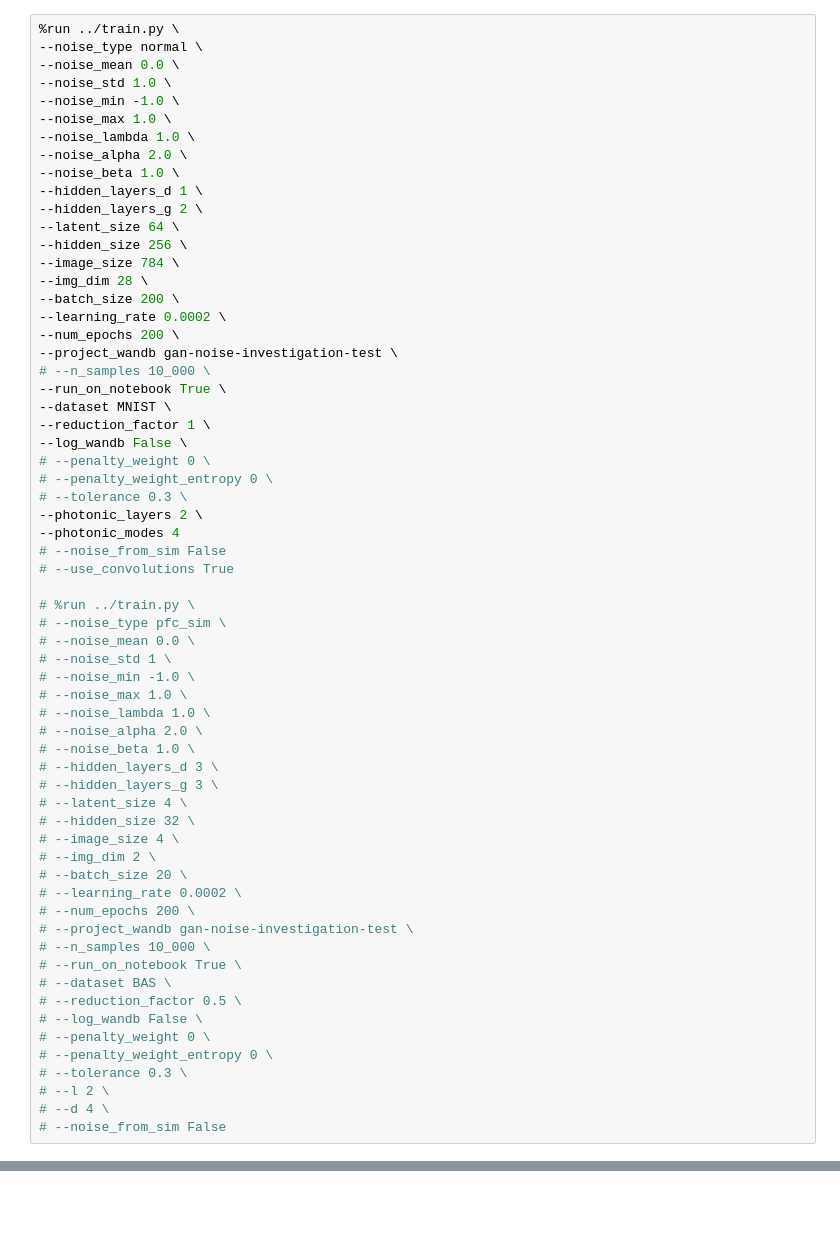
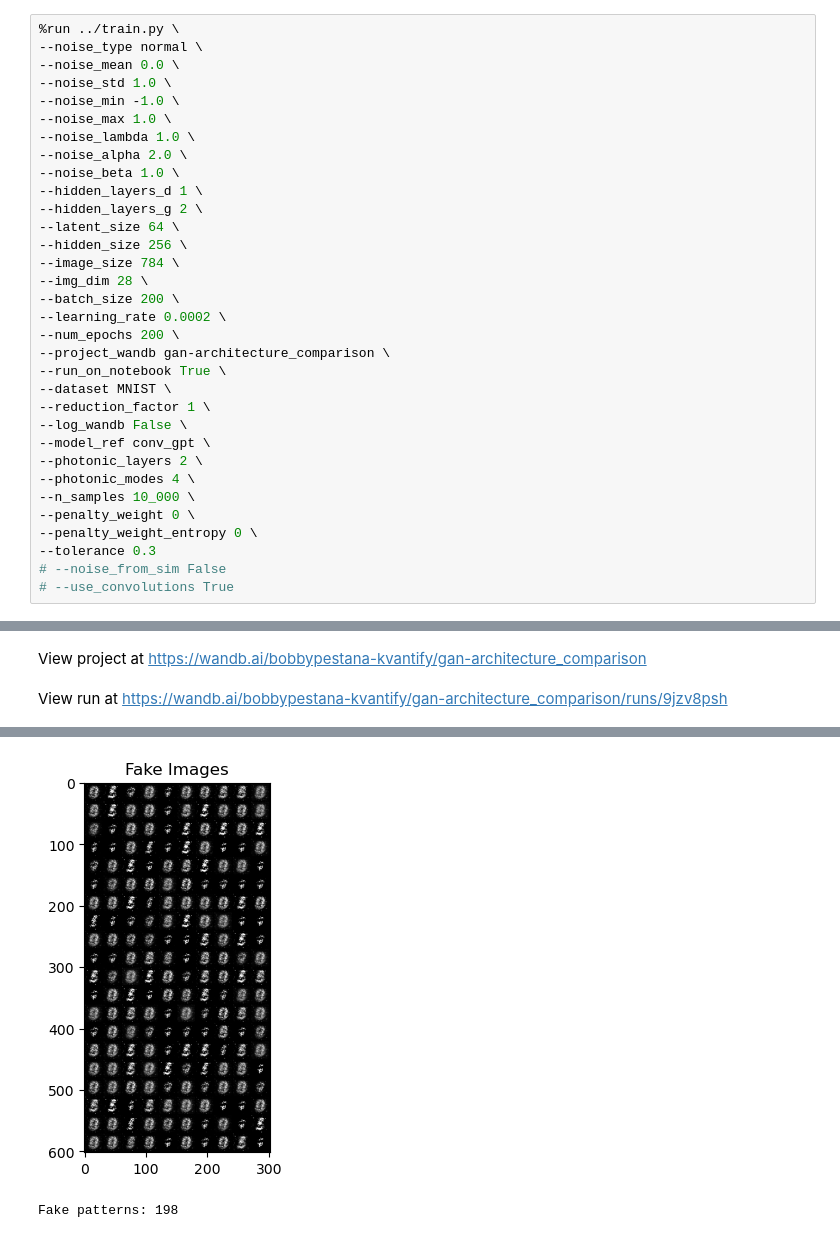
Before and after one commit to bobbypestana/gan_noise, a Jupyter notebook: notebooks/explore_training.ipynb, the cells around one changed output, grey strips where cells are left out. Cells and saved outputs as stored; diff of their text form; blank space fills up the shorter version.

Commit message:
feature to change architecture in train.py and new explore_results

```diff
--- a/notebooks/explore_training.ipynb
+++ b/notebooks/explore_training.ipynb
@@ -17,48 +17,18 @@
 --batch_size 200 \
 --learning_rate 0.0002 \
 --num_epochs 200 \
---project_wandb gan-noise-investigation-test \
-# --n_samples 10_000 \
+--project_wandb gan-architecture_comparison \
 --run_on_notebook True \
 --dataset MNIST \
 --reduction_factor 1 \
 --log_wandb False \
-# --penalty_weight 0 \
-# --penalty_weight_entropy 0 \
-# --tolerance 0.3 \
+--model_ref conv_gpt \
 --photonic_layers 2 \
---photonic_modes 4
+--photonic_modes 4 \
+--n_samples 10_000 \
+--penalty_weight 0 \
+--penalty_weight_entropy 0 \
+--tolerance 0.3
 # --noise_from_sim False
 # --use_convolutions True
-
-# %run ../train.py \
-# --noise_type pfc_sim \
-# --noise_mean 0.0 \
-# --noise_std 1 \
-# --noise_min -1.0 \
-# --noise_max 1.0 \
-# --noise_lambda 1.0 \
-# --noise_alpha 2.0 \
-# --noise_beta 1.0 \
-# --hidden_layers_d 3 \
-# --hidden_layers_g 3 \
-# --latent_size 4 \
-# --hidden_size 32 \
-# --image_size 4 \
-# --img_dim 2 \
-# --batch_size 20 \
-# --learning_rate 0.0002 \
-# --num_epochs 200 \
-# --project_wandb gan-noise-investigation-test \
-# --n_samples 10_000 \
-# --run_on_notebook True \
-# --dataset BAS \
-# --reduction_factor 0.5 \
-# --log_wandb False \
-# --penalty_weight 0 \
-# --penalty_weight_entropy 0 \
-# --tolerance 0.3 \
-# --l 2 \
-# --d 4 \
-# --noise_from_sim False
 # %% [output]
@@ -80,0 +40,2 @@ train.py: error: unrecognized arguments: --n_samples 10_000 --penalty_weight 0 -
+View project at https://wandb.ai/bobbypestana-kvantify/gan-architecture_comparison
+View run at https://wandb.ai/bobbypestana-kvantify/gan-architecture_comparison/runs/9jzv8psh
@@ -81,0 +59,2 @@ SystemExit: 2
+[figure, added]
+Fake patterns: 198
```
Also changed, not shown: parts of 1 cell of this notebook, 39 other files.
